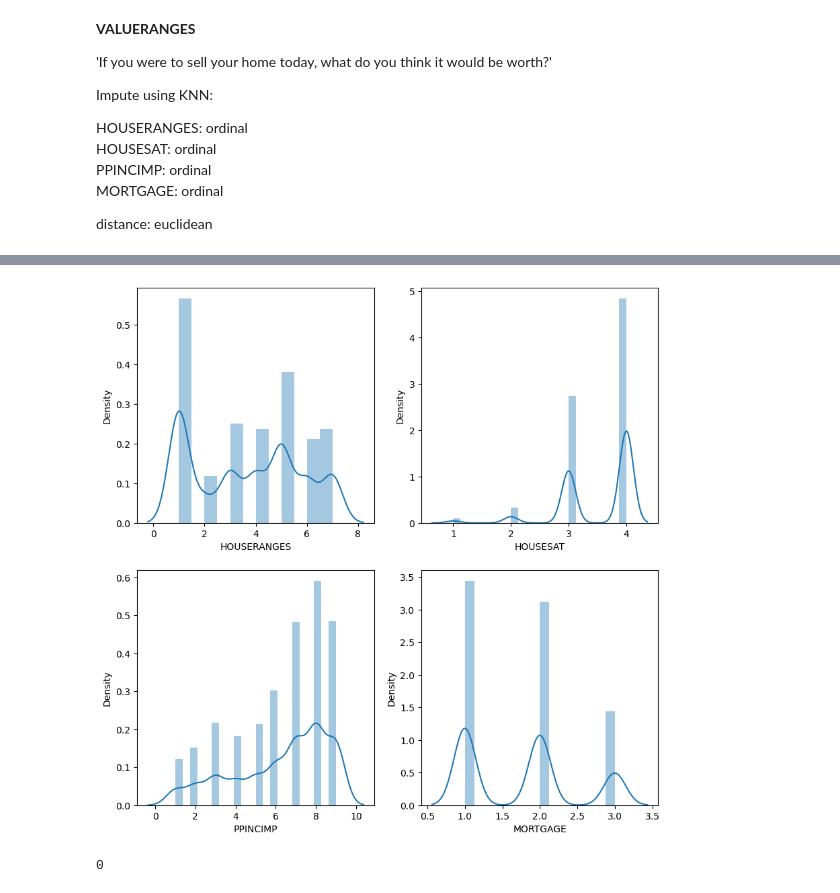
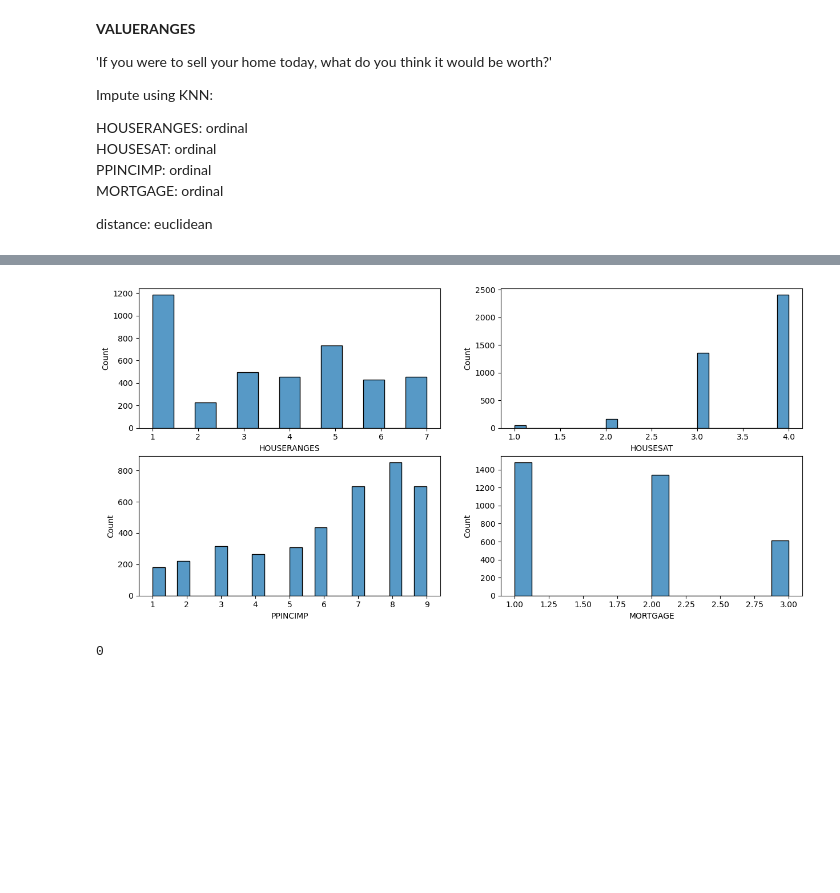
Before and after one commit to inesmcm26/ims_grant, a Jupyter notebook: preprocess.ipynb, the cells around one changed output, grey strips where cells are left out. Cells and saved outputs as stored; diff of their text form; code cells hidden in the pictures; blank space fills up the shorter version.

```diff
--- a/preprocess.ipynb
+++ b/preprocess.ipynb
@@ -430,7 +332,7 @@ data.loc[data['HOUSING'].isna(), ['HOUSING', 'VALUERANGES', 'MORTGAGE']] # 12 ob
 # %%
 data.drop(data[data['HOUSING'].isna()].index, axis = 0, inplace = True)
 # %%
-skewed_ordinal = ['SWB_1', 'SWB_2', 'SUBKNOWL1', 'ACT1_2', 'ASK1_1', 'SUBNUMERACY1', 'CONSPROTECT1', 'ABSORBSHOCK', 'PAREDUC', 'MATERIALISM_3', 'HEALTH', 'SELFCONTROL_1', 'SELFCONTROL_2', 'SELFCONTROL_3', 'OUTLOOK_1', 'OUTLOOK_2', 'PEM']
+skewed_ordinal = ['SWB_1', 'SWB_2', 'SUBKNOWL1', 'ACT1_2', 'ASK1_1', 'SUBNUMERACY1', 'CONSPROTECT1', 'ABSORBSHOCK', 'PAREDUC', 'MATERIALISM_3', 'HEALTH', 'SELFCONTROL_1', 'SELFCONTROL_2', 'SELFCONTROL_3', 'OUTLOOK_1', 'OUTLOOK_2', 'PEM', 'LIFEEXPECT']
 
 for feat in skewed_ordinal:
     data.loc[data[feat].isna(), feat] = data[feat].median()
@@ -440,12 +342,19 @@ staircase_ordinal = ['SWB_3', 'ACT1_1', 'SAVEHABIT', 'FRUGALITY', 'ENDSMEET', 'C
 for feat in staircase_ordinal:
     data.loc[data[feat].isna(), feat] = data[feat].mode()[0]
 
-# excluding RETIRE, SOCSEC2 and SOCSEC3 because it has -2 values
-gaussian_ordinal = ['ASK1_2', 'SUBNUMERACY2', 'CHANGEABLE', 'GOALCONF', 'EARNERS', 'MATERIALISM_1', 'MATERIALISM_2', 'SCFHORIZON', 'DISTRESS', 'HHEDUC']
+# excluding RETIRE
+gaussian_ordinal = ['ASK1_2', 'SUBNUMERACY2', 'CHANGEABLE', 'GOALCONF', 'EARNERS', 'VOLATILITY', 'MATERIALISM_1', 'MATERIALISM_2', 'SCFHORIZON', 'DISTRESS', 'HHEDUC']
 
 for feat in gaussian_ordinal:
     data.loc[data[feat].isna(), feat] = data[feat].mode()[0]
 
+# excluding PAIDHELP, SOCSEC2 and SOCSEC3 because they have -2 values
+categorical = ['FINGOALS', 'AUTOMATED_1', 'AUTOMATED_2', 'LIVINGARRANGEMENT', 'CONSPROTECT3', 'SNAP', 'COLLECT', 'REJECTED_1', 'REJECTED_2', 'BENEFITS_3', 'BENEFITS_4', 'BENEFITS_5', 'FRAUD2', 'COVERCOSTS', 'MANAGE2', 'FINSOC2_3', 'FINSOC2_5', 'FINSOC2_6', 'DISCOUNT', 'MEMLOSS', 'MILITARY']
+
+for feat in categorical:
+    data.loc[data[feat].isna(), feat] = data[feat].mode()[0]
+
+# ex+ections with -2 answers
 valid_data = data[data['RETIRE'] >= 1].copy()
 data.loc[data['RETIRE'].isna(), 'RETIRE'] = valid_data['RETIRE'].mode()[0]
 
@@ -455,12 +364,6 @@ data.loc[data['SOCSEC2'].isna(), 'SOCSEC2'] = valid_data['SOCSEC2'].mode()[0]
 valid_data = data[data['SOCSEC3'] != -2].copy()
 data.loc[data['SOCSEC3'].isna(), 'SOCSEC3'] = valid_data['SOCSEC3'].mode()[0]
 
-# excluding PAIDHELP, SOCSEC2 and SOCSEC3 because they have -2 values
-categorical = ['FINGOALS', 'AUTOMATED_1', 'AUTOMATED_2', 'LIVINGARRANGEMENT','AUTOMATED_2', 'CONSPROTECT3', 'VOLATILITY', 'SNAP', 'COLLECT', 'REJECTED_1', 'REJECTED_2', 'BENEFITS_3', 'BENEFITS_4', 'BENEFITS_5', 'FRAUD2', 'COVERCOSTS', 'MANAGE2', 'FINSOC2_3', 'FINSOC2_5', 'FINSOC2_6', 'DISCOUNT', 'MEMLOSS', 'KIDS_1', 'KIDS_2', 'KIDS_3', 'KIDS_4', 'MILITARY']
-
-for feat in categorical:
-    data.loc[data[feat].isna(), feat] = data[feat].mode()[0]
-
 valid_data = data[data['PAIDHELP'] != -2].copy()
 data.loc[data['PAIDHELP'].isna(), 'PAIDHELP'] = valid_data['PAIDHELP'].mode()[0]
 # %%
@@ -515,14 +410,14 @@ def distance(X, Y, missing_values = np.nan):
     X[np.isnan(X)] = 0
     Y[np.isnan(Y)] = 0
 
-    eucl_dist = euclidean(X[[0, 1, 2, 3, 4, 5, 6, 7, 8]], Y[[0, 1, 2, 3, 4, 5, 6, 7, 8]])
+    eucl_dist = euclidean(X[[0, 1, 2, 3, 4]], Y[[0, 1, 2, 3, 4]])
 
-    return eucl_dist + (X[9] != Y[9])
+    return eucl_dist + (X[5] != Y[5]) + (X[6] != Y[6])
 # %%
-num_cols = ['FWBscore', 'COLLECT', 'ABSORBSHOCK', 'GOALCONF', 'MANAGE1_3', 'ENDSMEET', 'SAVEHABIT', 'HOUSESAT', 'PPINCIMP']
+num_cols = ['HOUSESAT', 'agecat', 'PPINCIMP', 'PPEDUC', 'PPHHSIZE']
 
 # plot the distribution of the numerical features
-fig, ax = plt.subplots(3, 3, figsize = (10, 10))
+fig, ax = plt.subplots(2, 3, figsize = (15, 7))
 for i, col in enumerate(num_cols):
-    sns.distplot(data[col], ax = ax[i//3, i%3])
+    sns.histplot(data[col], ax = ax[i//3, i%3])
 # %% [output]
@@ -530,19 +425,17 @@ for i, col in enumerate(num_cols):
 # %%
 imputer = KNNImputerMode(n_neighbors = 5, metric = distance)
 
-num_cols = ['COLLECT', 'ABSORBSHOCK', 'GOALCONF', 'MANAGE1_3', 'ENDSMEET', 'SAVEHABIT', 'HOUSESAT', 'PPINCIMP']
-
 # Standard Scaler to scale the FWBscore
 scaler = StandardScaler()
-scaled_fwbscore = scaler.fit_transform(data[['FWBscore']])
-scaled_fwbscore = pd.DataFrame(scaled_fwbscore, columns = ['FWBscore'], index = data.index)
+scaled_ppeduc = scaler.fit_transform(data[['PPEDUC']])
+scaled_ppeduc = pd.DataFrame(scaled_ppeduc, columns = ['PPEDC'], index = data.index)
 
 # MinMax Scaler to scale the rest of the numerical features
 scaler = MinMaxScaler()
-scaled_data = scaler.fit_transform(data[num_cols])
-scaled_data = pd.DataFrame(scaled_data, columns = num_cols, index = data.index)
+scaled_data = scaler.fit_transform(data[['HOUSESAT', 'agecat', 'PPINCIMP', 'PPHHSIZE']])
+scaled_data = pd.DataFrame(scaled_data, columns = ['HOUSESAT', 'agecat', 'PPINCIMP', 'PPHHSIZE'], index = data.index)
 
-scaled_data = pd.concat([scaled_fwbscore, scaled_data, data[['HOUSING', 'HOUSERANGES']]], axis = 1)
+scaled_data = pd.concat([scaled_ppeduc, scaled_data, data[['COLLECT', 'HOUSING', 'HOUSERANGES']]], axis = 1)
 
 new_data = imputer.fit_transform(scaled_data)
 new_data = pd.DataFrame(new_data, columns = scaled_data.columns, index = scaled_data.index)
@@ -598,12 +480,12 @@ Name: VALUERANGES, dtype: int64
 valid_data = data[data['VALUERANGES'] != -2]
 # %%
 # plot the distribution of the numerical features
-fig, ax = plt.subplots(2, 2, figsize = (10, 10))
+fig, ax = plt.subplots(2, 2, figsize = (15, 7))
 
 cols = ['HOUSERANGES', 'HOUSESAT', 'PPINCIMP', 'MORTGAGE']
 
 for i, col in enumerate(cols):
-    sns.distplot(valid_data[col], ax = ax[i//2, i%2])
+    sns.histplot(valid_data[col], ax = ax[i//2, i%2])
 # %% [output]
-[figure, old version]
+[figure, new version]
 # %%
```
Also changed, not shown: parts of 70 cells of this notebook, 1 other file.
